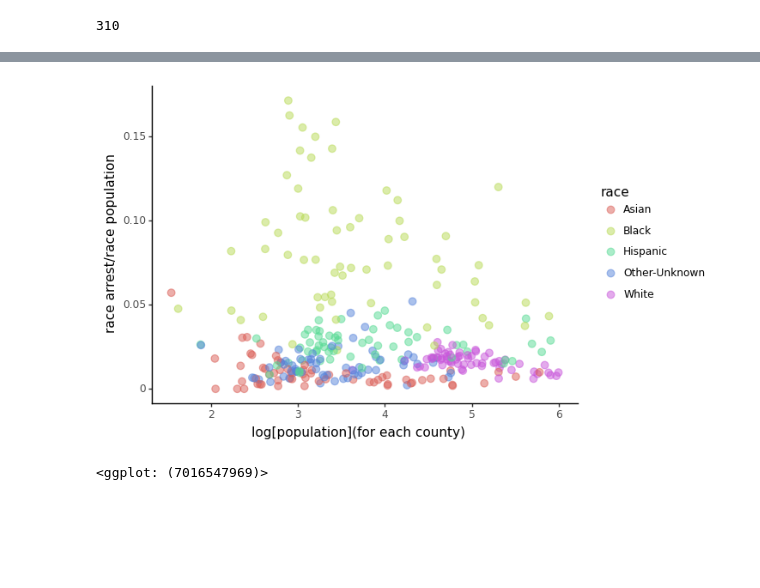
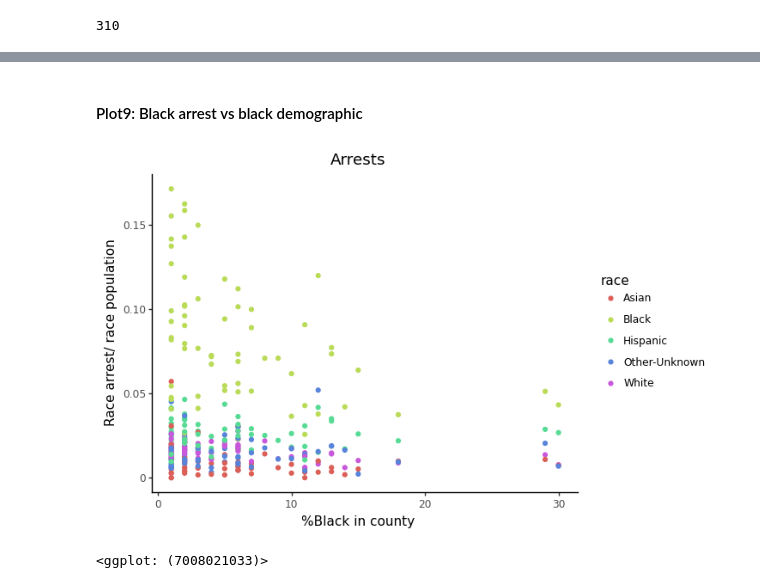
Before and after one commit to maayaikeda/newyork_crime, a Jupyter notebook: New_york_crime_cleaned.ipynb, the cells around one changed output, grey strips where cells are left out. Drawn from its saved outputs; the diff is of its cells as text; code cells hidden in the pictures; blank space fills up the shorter version.

```diff
--- a/New_york_crime_cleaned.ipynb
+++ b/New_york_crime_cleaned.ipynb
@@ -213,0 +292,3 @@ prison_df2['city'] = prison_df2['city'].str.replace(" ","")
+# %%
+# Calculate arrest/population
+prison_df2['arrestperpopulation'] = prison_df2['arrest']/prison_df2['population']
@@ -276,2 +326,0 @@ whitesum = whitesum.reset_index()
-# %%
-prison_df2['arrest/population'] = prison_df2['arrest']/prison_df2['population']
@@ -316,10 +457,13 @@ prison_df2['logpop'] = np.log10(prison_df2['population'])
+# %% [markdown]
+#### Plot9: <a id='plot9'>Black arrest vs black demographic </a>
 # %%
-(ggplot(prison_df2, aes(x="logpop", y="arrest/population", color='race'))
- + geom_point(size=3,alpha=0.5)
- + xlab('log[population](for each county)')
- + ylab('race arrest/race population')
+(ggplot(prison_df2, aes(x= 'perblack*100', y='arrestperpopulation',color = 'race'))
+ + geom_point()
+ + ggtitle('Arrests')
+ + ylab('Race arrest/ race population')
+ + xlab('%Black in county')
  + theme_classic()
 )
 # %% [output]
-[figure, old version]
+[figure, new version]
-<ggplot: (7016547969)>
+<ggplot: (7008021033)>
```
Also changed, not shown: parts of 90 cells of this notebook.
